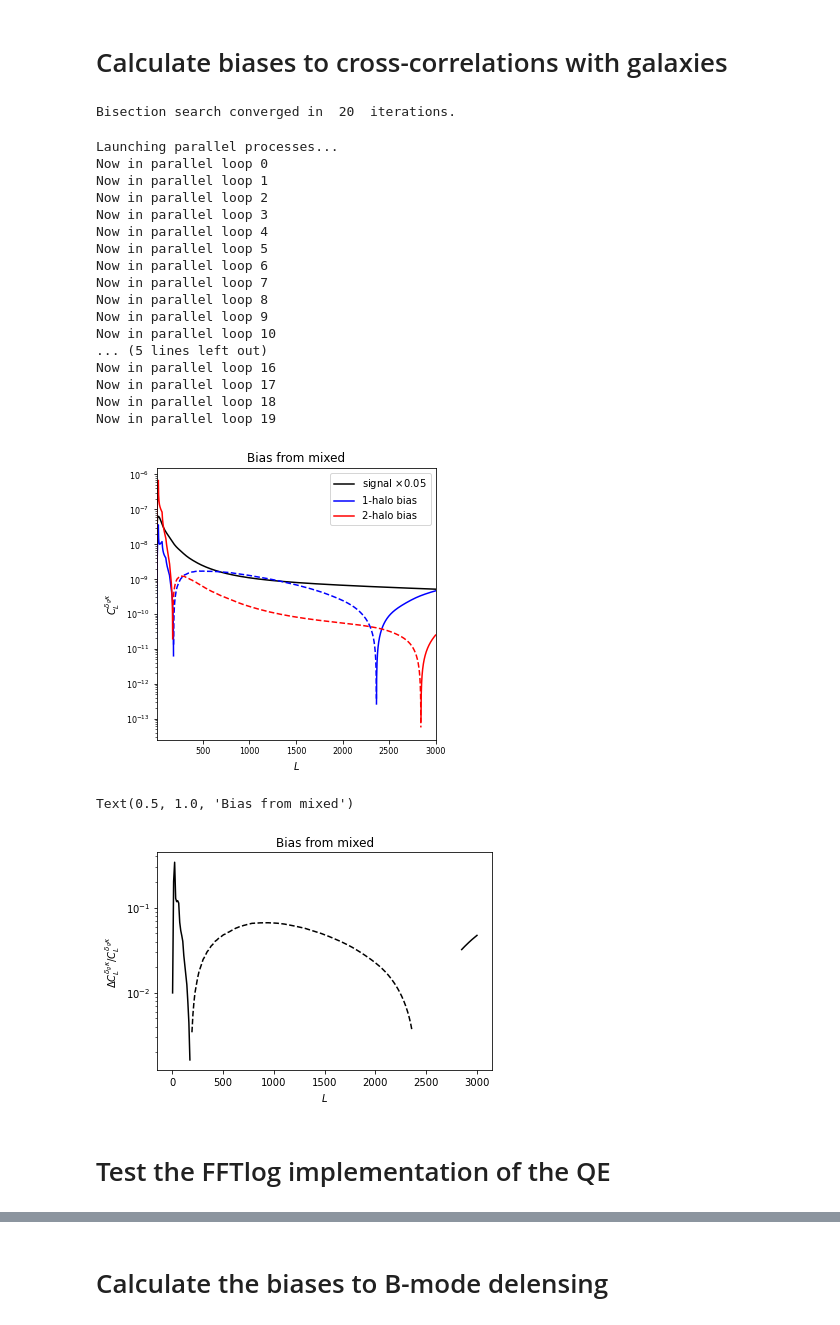
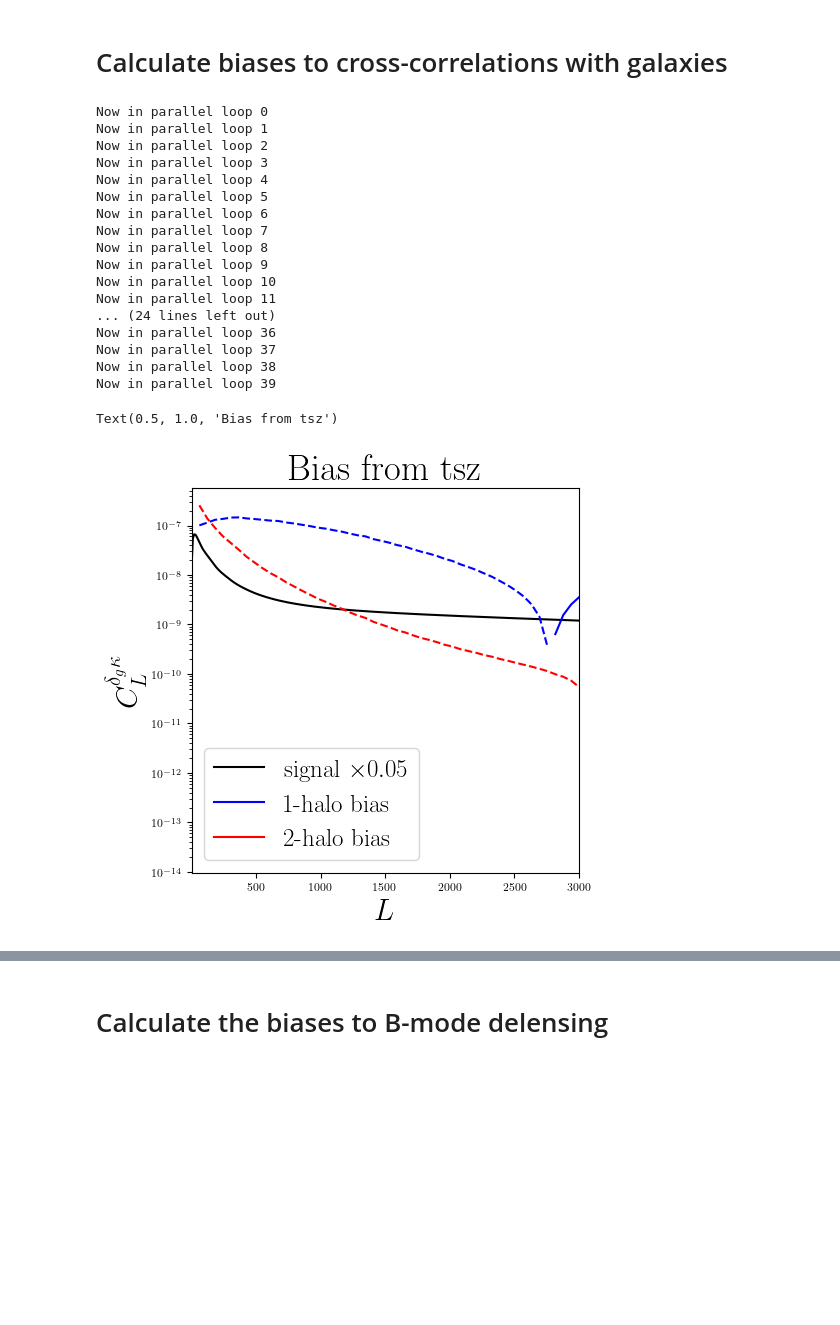
Before and after one commit to abaleato/CosmoBLENDER, a Jupyter notebook: notebooks/example_pipeline.ipynb, the cells around one changed output, grey strips where cells are left out. Saved outputs shown, nothing was run; the diff lists cells and outputs as text; code cells hidden in the pictures; blank space fills up the shorter version.

Commit message:
fixed cross biases and cleaned up notebook

```diff
--- a/notebooks/example_pipeline.ipynb
+++ b/notebooks/example_pipeline.ipynb
@@ -50,6 +42,6 @@ SO_5e15 = qest.experiment(lmax = 4000, massCut_Mvir=5e15, **SO_properties, **fg_
 # %%
 # Choose an experiment
-experiment = SPT_5e15
+experiment = SO_5e15
 # %% [markdown]
 One can later inspect the properties by doing
 # %%
@@ -63,9 +55,9 @@ Initialise halo model calculator
 H0 = 68.
 cosmoParams = {'As':2.08e-9,'ns':.965,'omch2':(0.31-0.049)*(H0/100.)**2,'ombh2':0.049*(H0/100.)**2,'tau':0.055,'H0':H0}
 
-z_max = 3 #3
-nZs = 20 #50
-nMasses = 20  #30
+z_max = 5 #3
+nZs = 40 #50
+nMasses = 40  #30
 Mmin = 1e8 #Keep this low -- the 2h term of the bispectrum bias can be sensitive to quite low-mass halos
 
 # Set CIB halo model
@@ -255,14 +218,13 @@ ax.tick_params(axis='both', which='minor', labelsize=8)
 # %%
 survey_name = "DESI LRG"
 
-# Add the HOD for the galaxy sample that we will cross-correlating with lensing
+# Add the HOD for the galaxy sample that we will be cross-correlating with CMB lensing
 z_mean_gal, surface_ngal_of_z_gal = tls.get_DESI_surface_ngal_of_z('lrg')
-comov_ngal_gal_persqdeg_interp = np.interp(hm_calc.hcos.zs, z_mean_gal, tls.get_comoving_from_surface_ngal(z_mean_gal, surface_ngal_of_z_gal))
-hm_calc.hcos.add_hod(name=survey_name, ngal=comov_ngal_gal_persqdeg_interp)
+
+# Assume a sample that's 100% complete above a stellar mass threshold of 10^11.5 Msun
+hm_calc.hcos.add_hod(name=survey_name, mthresh=10**11.5+hm_calc.hcos.zs*0.)
-# %% [output]
-Bisection search converged in  20  iterations.
 # %%
-which_bias = 'mixed' #''tsz' or 'cib' or 'mixed'
+which_bias = 'tsz' #''tsz' or 'cib' or 'mixed'
 
 if which_bias=='tsz':
     hm_calc.get_tsz_cross_biases(experiment, z_mean_gal, surface_ngal_of_z_gal, survey_name=survey_name)
@@ -282,7 +244,6 @@ Pgm = pgm_1h + pgm_2h
 ells = np.linspace(2, 3000, 300)
 Cls = hm_calc.hcos.C_kg(ells, hm_calc.hcos.zs, hm_calc.hcos.ks, Pgm, gzs=z_mean_gal, gdndz=surface_ngal_of_z_gal, lzs=1100.)
 # %% [output]
-Launching parallel processes...
 Now in parallel loop 0
 Now in parallel loop 1
 Now in parallel loop 2
@@ -294,43 +255,33 @@ Now in parallel loop 7
 Now in parallel loop 8
 Now in parallel loop 9
 Now in parallel loop 10
-... (5 lines left out)
-Now in parallel loop 16
-Now in parallel loop 17
-Now in parallel loop 18
-Now in parallel loop 19
+Now in parallel loop 11
+... (24 lines left out)
+Now in parallel loop 36
+Now in parallel loop 37
+Now in parallel loop 38
+Now in parallel loop 39
 # %%
 plt.figure(figsize=(5, 5))
 scaling = 0.5 * experiment.biases['ells']*(experiment.biases['ells']+1)
 
 plt.plot(ells, 0.05 * Cls, 'k', label=r'signal $\times 0.05$')
 
 plt.plot(experiment.biases['ells'], scaling * cross_w_gals_1h_pos, color='b', label='1-halo bias')
 plt.plot(experiment.biases['ells'], scaling * cross_w_gals_1h_neg, color='b', ls='--')
 
 plt.plot(experiment.biases['ells'], scaling * cross_w_gals_2h_pos, color='r', label='2-halo bias')
 plt.plot(experiment.biases['ells'], scaling * cross_w_gals_2h_neg, color='r', ls='--')
 
 plt.yscale('log')
 plt.xlim([2, 3000])
 ax = plt.gca()
 ax.tick_params(axis='both', which='major', labelsize=8)
 ax.tick_params(axis='both', which='minor', labelsize=8)
 plt.ylabel(r'$C_{L}^{\delta_{g}\kappa}$')
 plt.xlabel(r'$L$')
 plt.legend()
 plt.title('Bias from {}'.format(which_bias))
-plt.show()
-
-plt.plot(ells, np.interp(ells, experiment.biases['ells'], scaling * (cross_w_gals_1h_pos + cross_w_gals_2h_pos)) / Cls, color='k')
-plt.plot(ells, np.interp(ells, experiment.biases['ells'], scaling * (cross_w_gals_1h_neg + cross_w_gals_2h_neg)) / Cls, color='k', ls='--')
-plt.yscale('log')
-plt.ylabel(r'$\Delta C_{L}^{\delta_{g}\kappa} / C_{L}^{\delta_{g}\kappa}$')
-plt.xlabel(r'$L$')
-plt.title('Bias from {}'.format(which_bias))
 # %% [output]
+Text(0.5, 1.0, 'Bias from tsz')
-[figure, old version]
+[figure, new version]
-Text(0.5, 1.0, 'Bias from mixed')
-[figure, removed]
-# %% [markdown]
-# Test the FFTlog implementation of the QE
```
Also changed, not shown: parts of 28 cells of this notebook, 2 other files.
